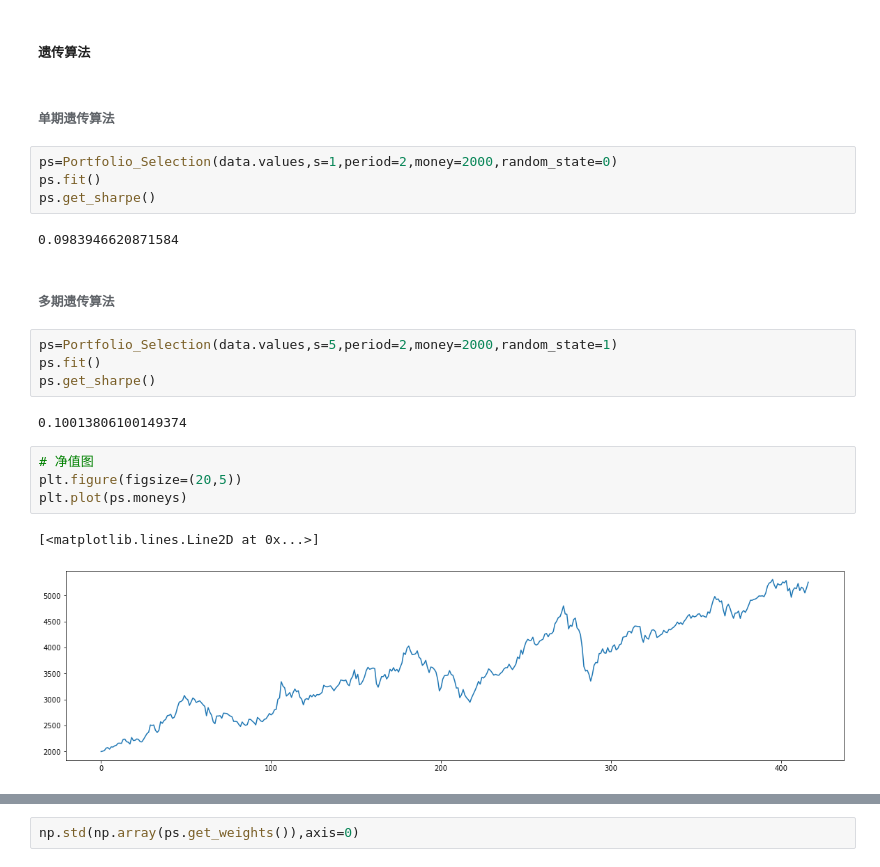
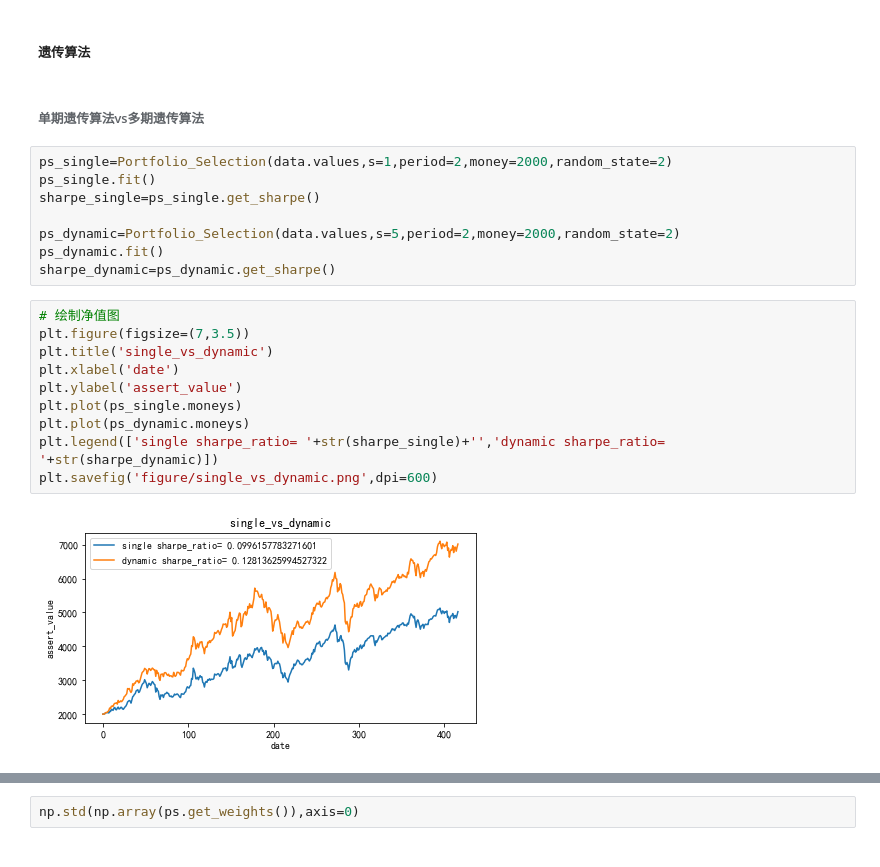
Before and after one commit to lca-123/GA_portfolio, a Jupyter notebook: code.ipynb, the cells around one changed output, grey strips where cells are left out. Cells and saved outputs as stored; diff of their text form.

```diff
--- a/code.ipynb
+++ b/code.ipynb
@@ -195,26 +218,25 @@ plt.savefig('figure/num_candidates_std.png',dpi=600)
 # %% [markdown]
 ##### 遗传算法
 # %% [markdown]
-###### 单期遗传算法
+###### 单期遗传算法vs多期遗传算法
 # %%
-ps=Portfolio_Selection(data.values,s=1,period=2,money=2000,random_state=0)
-ps.fit()
-ps.get_sharpe()
+ps_single=Portfolio_Selection(data.values,s=1,period=2,money=2000,random_state=2)
+ps_single.fit()
+sharpe_single=ps_single.get_sharpe()
+
+ps_dynamic=Portfolio_Selection(data.values,s=5,period=2,money=2000,random_state=2)
+ps_dynamic.fit()
+sharpe_dynamic=ps_dynamic.get_sharpe()
-# %% [output]
-0.0983946620871584
-# %% [markdown]
-###### 多期遗传算法
-# %%
-ps=Portfolio_Selection(data.values,s=5,period=2,money=2000,random_state=1)
-ps.fit()
-ps.get_sharpe()
-# %% [output]
-0.10013806100149374
-# %%
-# 净值图
-plt.figure(figsize=(20,5))
-plt.plot(ps.moneys)
-# %% [output]
-[<matplotlib.lines.Line2D at 0x...>]
-[figure, removed]
+# %%
+# 绘制净值图
+plt.figure(figsize=(7,3.5))
+plt.title('single_vs_dynamic')
+plt.xlabel('date')
+plt.ylabel('assert_value')
+plt.plot(ps_single.moneys)
+plt.plot(ps_dynamic.moneys)
+plt.legend(['single sharpe_ratio= '+str(sharpe_single)+'','dynamic sharpe_ratio= '+str(sharpe_dynamic)])
+plt.savefig('figure/single_vs_dynamic.png',dpi=600)
+# %% [output]
+[figure, added]
 # %%
```
Also changed, not shown: parts of 6 cells of this notebook, 6 other files.
